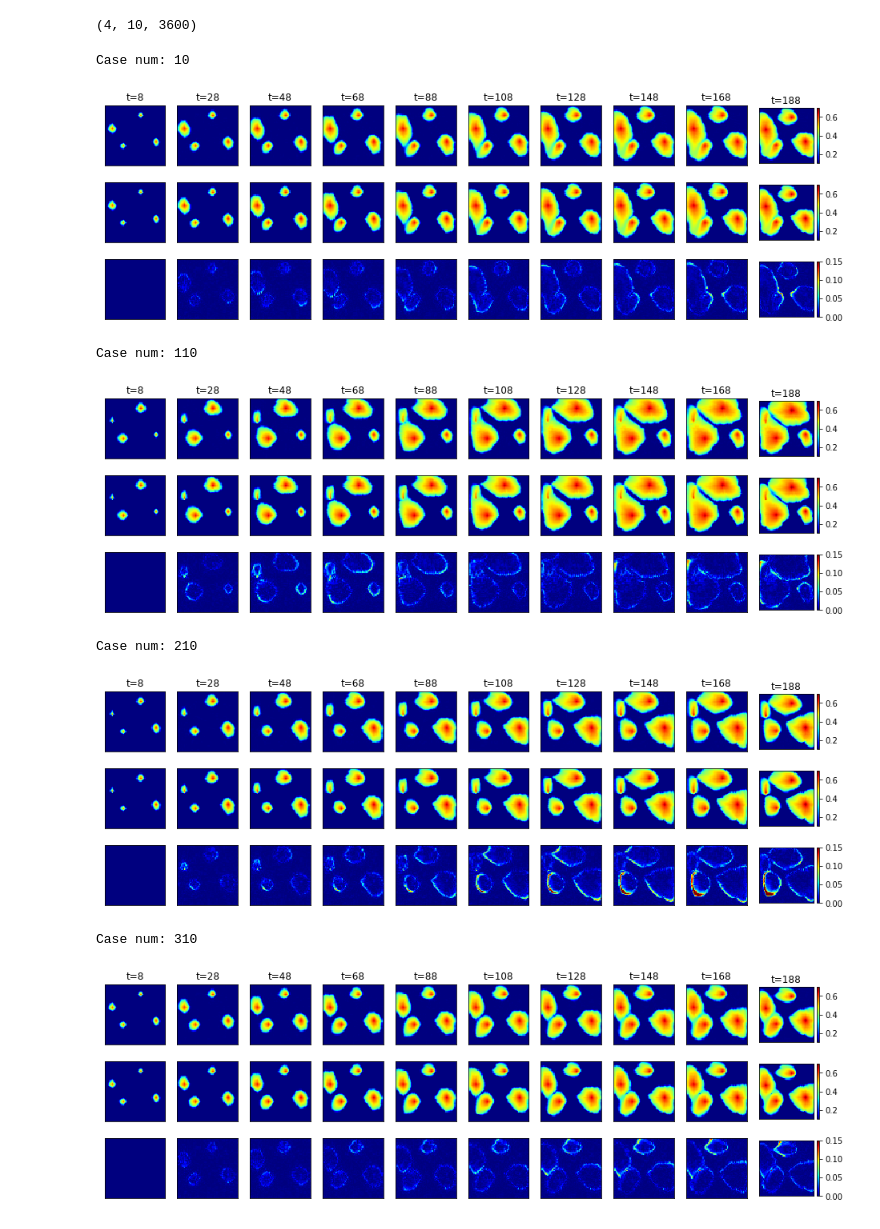
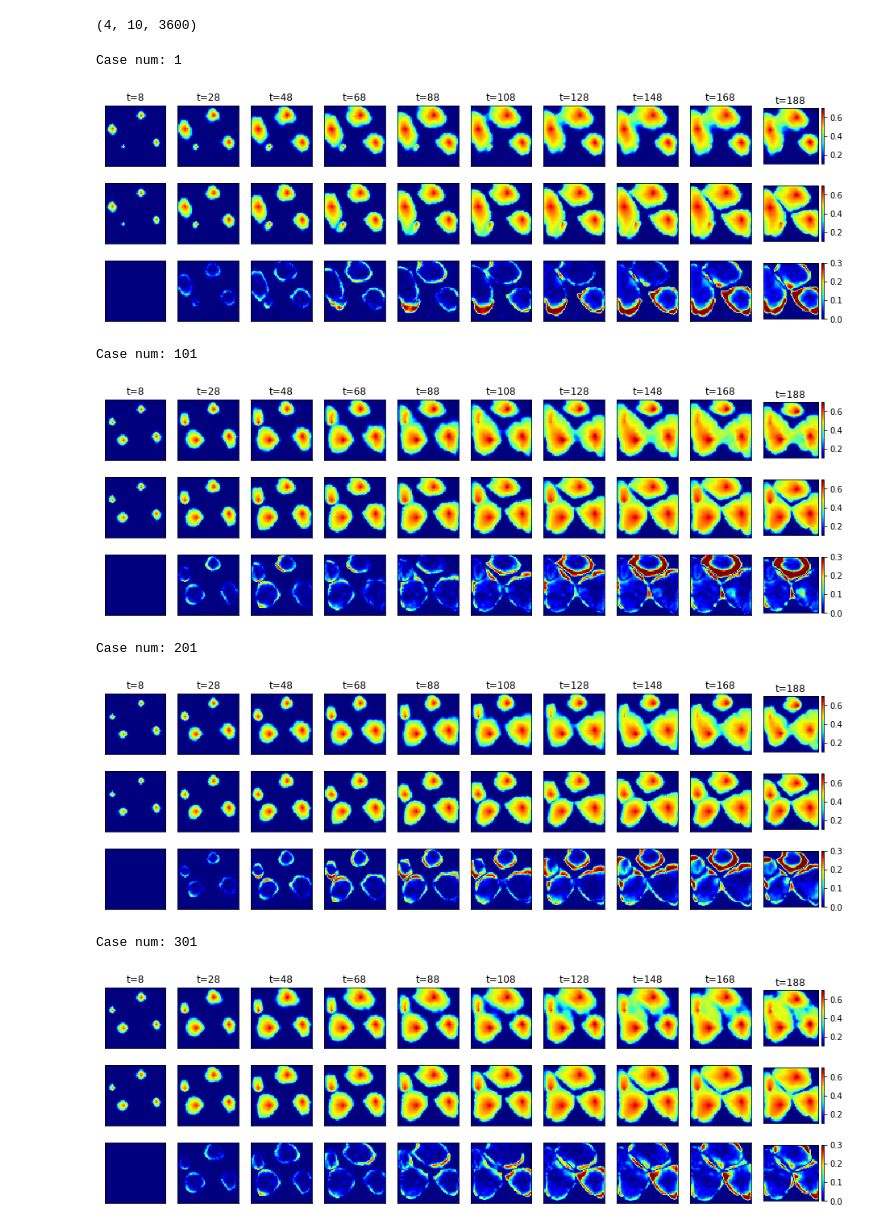
Before and after one commit to lonelysun1990/E2C, a Jupyter notebook: e2c_eval.ipynb, the cells around one changed output. Saved outputs shown, nothing was run; the diff lists cells and outputs as text; code cells hidden in the pictures.

```diff
--- a/e2c_eval.ipynb
+++ b/e2c_eval.ipynb
@@ -18,15 +18,18 @@ output_dir = '/data3/Astro/lstm_rom/e2c_larry/saved_models/' # load model data
 case_name = '9w_bhp_rate'
 
 # suffix = '_single_out_rel_2'
-suffix = '_fix_wl_rel_1'
+# suffix = '_fix_wl_rel_1'
+case_suffix = '_fix_wl_rel_1' # the dataset being evaluated here
+model_suffix = '_single_out_rel_3' # the dataset used to train the model
+train_suffix = '_no_p'
 
-eval_file = case_name + '_e2c_eval' + suffix + '_n2200_dt20day_nt22_nrun100.mat'
+eval_file = case_name + '_e2c_eval' + case_suffix + '_n2200_dt20day_nt22_nrun100.mat'
 
 state_file = case_name + '_train_n_400_full'
 ctrl_file = case_name + '_norm_bhps_n_400'
 
-state_data = state_file + suffix + '.mat'
-ctrl_data = ctrl_file + suffix + '.mat'
+state_data = state_file + case_suffix + '.mat'
+ctrl_data = ctrl_file + case_suffix + '.mat'
 # %% [markdown]
 ## Load E2C model
 # %%
@@ -36,9 +39,9 @@ encoder, decoder, transition, sampler = create_e2c(latent_dim, u_dim, input_shap
 
 num_train, latent_dim, learning_rate, epoch = 6600, 50, 1e-4, 10
 # %%
-encoder.load_weights(output_dir + 'e2c_encoder_'+case_name+suffix+'_nt%d_l%d_lr%.0e_ep%d.h5' % (num_train, latent_dim, learning_rate, epoch))
-decoder.load_weights(output_dir + 'e2c_decoder_'+case_name+suffix+'_nt%d_l%d_lr%.0e_ep%d.h5' % (num_train, latent_dim, learning_rate, epoch))
-transition.load_weights(output_dir + 'e2c_transition_'+case_name+suffix+'_nt%d_l%d_lr%.0e_ep%d.h5' % (num_train, latent_dim, learning_rate, epoch))
+encoder.load_weights(output_dir + 'e2c_encoder_'+case_name+model_suffix+train_suffix+'_nt%d_l%d_lr%.0e_ep%d.h5' % (num_train, latent_dim, learning_rate, epoch))
+decoder.load_weights(output_dir + 'e2c_decoder_'+case_name+model_suffix+train_suffix+'_nt%d_l%d_lr%.0e_ep%d.h5' % (num_train, latent_dim, learning_rate, epoch))
+transition.load_weights(output_dir + 'e2c_transition_'+case_name+model_suffix+train_suffix+'_nt%d_l%d_lr%.0e_ep%d.h5' % (num_train, latent_dim, learning_rate, epoch))
 # %% [markdown]
 ## One step prediction
 # %%
@@ -182,3 +185,5 @@ ind_case = [10, 110, 210, 310]
+# %%
+ind_case = [1, 101, 201, 301]
 # %%
 num_case = 4
 num_tstep = 10
@@ -243,39 +248,39 @@ for k in range(4):
     print("Case num: %d"%ind_case[k])
     plt.figure(figsize=(16,5))
     for i_tstep in range(len(t_steps)):
         plt.subplot(3, num_tstep, i_tstep+1)
         plt.imshow(sat_pred[k, i_tstep, ...])
         plt.title('t=%d'%(t_steps[i_tstep]*2))
         plt.xticks([])
         plt.yticks([])
         plt.clim([0.1, 0.70])
         if i_tstep == 9:
             plt.colorbar(fraction=0.046)
 
 
         plt.subplot(3, num_tstep, i_tstep+1+num_tstep)
         plt.imshow(sat_seq_true[k, i_tstep, :].reshape((60,60)))
         plt.xticks([])
         plt.yticks([])
         plt.clim([0.1, 0.70])
         if i_tstep == 9:
             plt.colorbar(fraction=0.046)
 
         plt.subplot(3, num_tstep, i_tstep+1+2*num_tstep)
         plt.imshow(np.fabs(sat_seq_true[k, i_tstep, :].reshape((60,60)) - sat_pred[k, i_tstep, ...]))
         plt.xticks([])
         plt.yticks([])
-        plt.clim([0, 0.15])
+        plt.clim([0, 0.30])
         if i_tstep == 9:
             plt.colorbar(fraction=0.046)
 
     plt.show()
 # %% [output]
-Case num: 10
+Case num: 1
-[figure, old version]
+[figure, new version]
-Case num: 110
+Case num: 101
-[figure, old version]
+[figure, new version]
-Case num: 210
+Case num: 201
-[figure, old version]
+[figure, new version]
-Case num: 310
+Case num: 301
-[figure, old version]
+[figure, new version]
```
Also changed, not shown: parts of 5 cells of this notebook, 3 other files.
